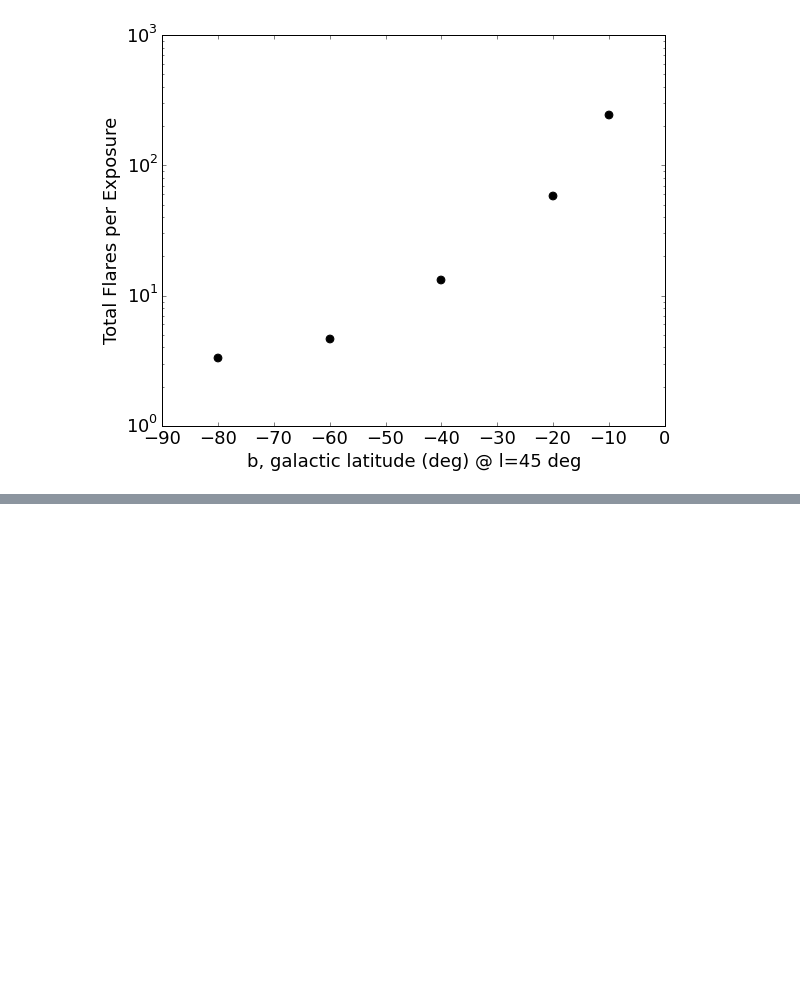
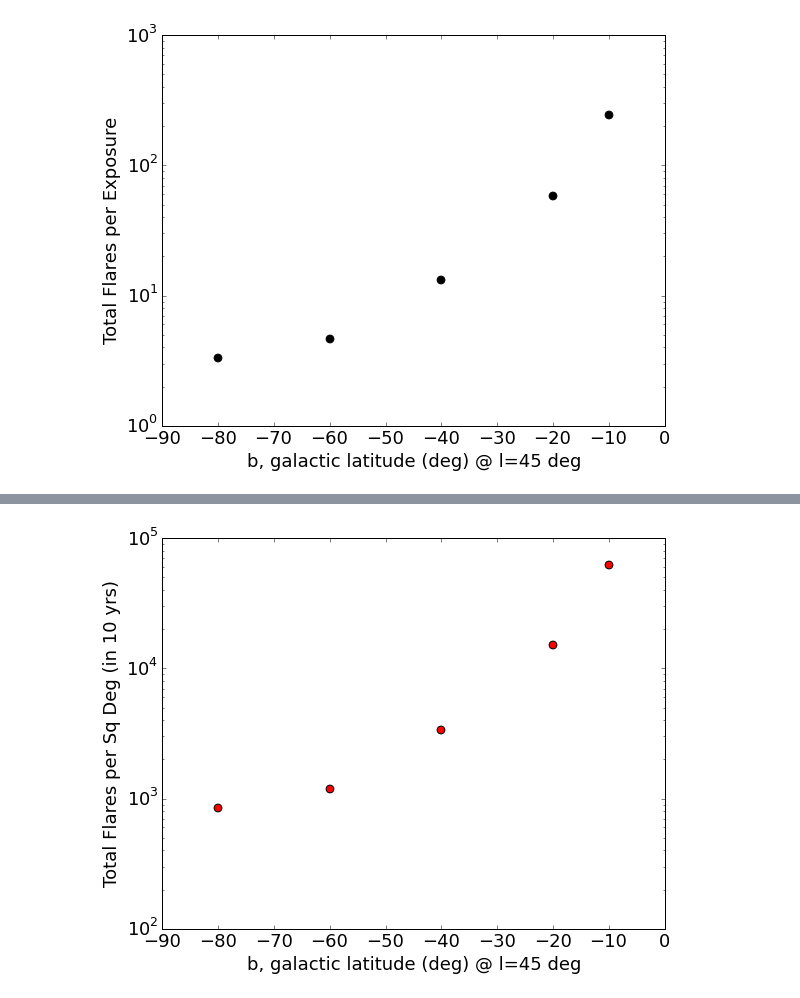
Before and after one commit to lsst-sims/MW-Flare, a Jupyter notebook: figures.ipynb, the cells around one changed output, grey strips where cells are left out. Drawn from its saved outputs; the diff is of its cells as text; code cells hidden in the pictures; blank space fills up the shorter version.

```diff
--- a/figures.ipynb
+++ b/figures.ipynb
@@ -356,0 +357,8 @@ plt.yscale('log')
+# %%
+plt.figure(figsize=(9,7))
+plt.scatter(galb, totflares / Nstars * totstars / fov, s=60, c='r')
+plt.xlabel('b, galactic latitude (deg) @ l=45 deg')
+plt.ylabel('Total Flares per Sq Deg (in 10 yrs)')
+plt.yscale('log')
+# %% [output]
+[figure, added]
```
Also changed, not shown: parts of 2 cells of this notebook.
